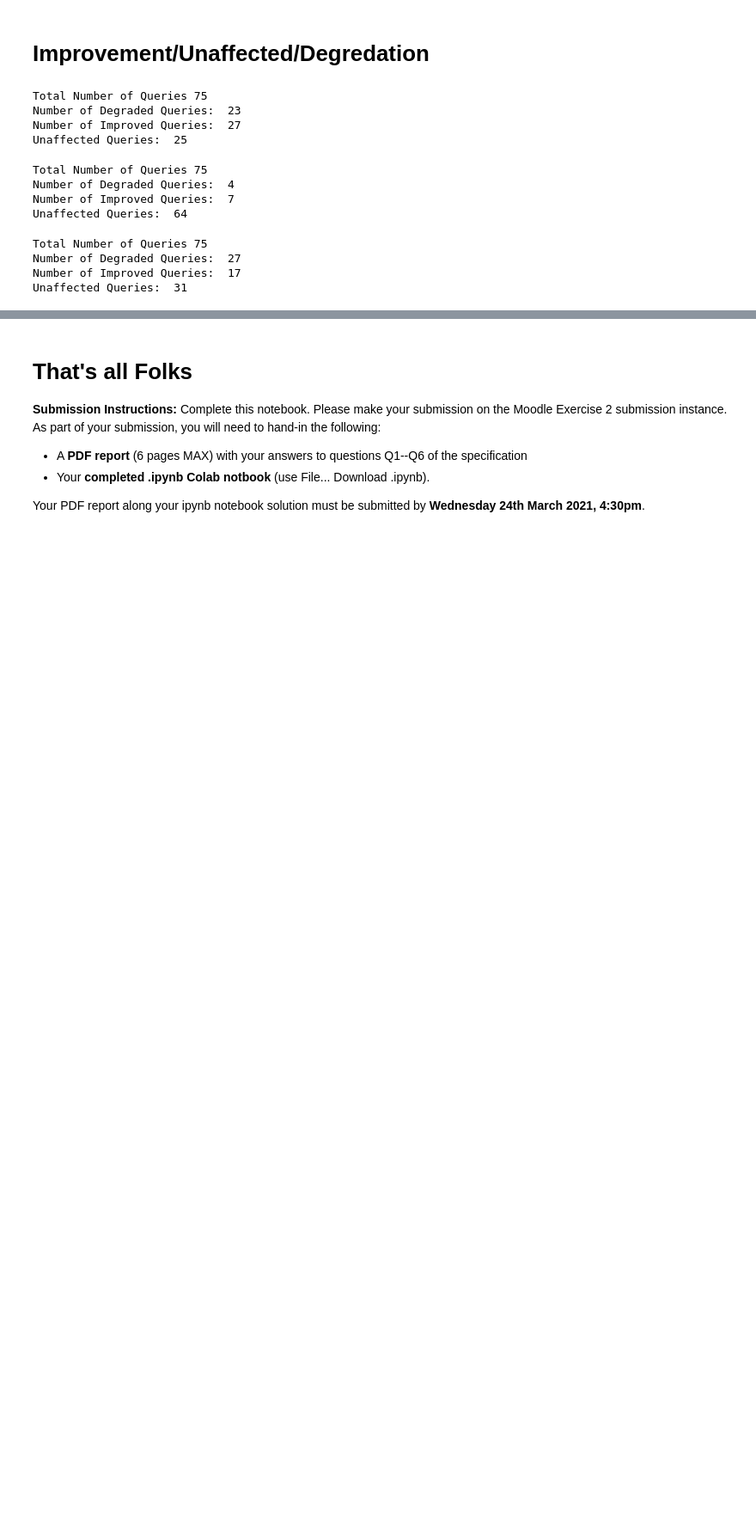
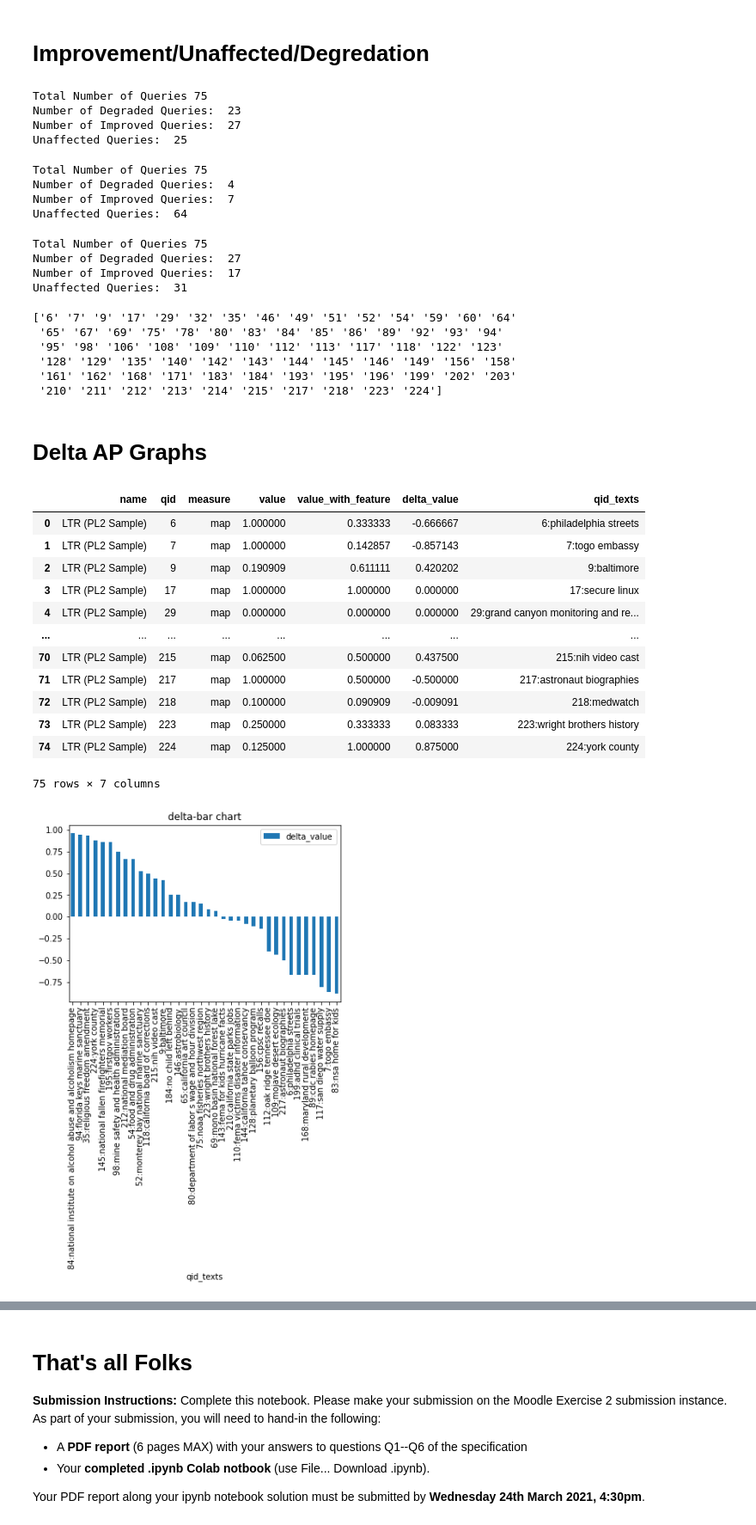
Before and after one commit to podyssea/InformationRetrieval, a Jupyter notebook: InformationRetrievalExercise2_2210049p.ipynb, the cells around one changed output, grey strips where cells are left out. Shown at 86% size. Drawn from its saved outputs; the diff is of its cells as text; code cells hidden in the pictures; blank space fills up the shorter version.

```diff
--- a/InformationRetrievalExercise2_2210049p.ipynb
+++ b/InformationRetrievalExercise2_2210049p.ipynb
@@ -612,3 +613,68 @@ Total Number of Queries 75
 Number of Degraded Queries:  27
 Number of Improved Queries:  17
 Unaffected Queries:  31
+# %%
+print(np.array(test_topics["qid"]))
+# %% [output]
+['6' '7' '9' '17' '29' '32' '35' '46' '49' '51' '52' '54' '59' '60' '64'
+ '65' '67' '69' '75' '78' '80' '83' '84' '85' '86' '89' '92' '93' '94'
+ '95' '98' '106' '108' '109' '110' '112' '113' '117' '118' '122' '123'
+ '128' '129' '135' '140' '142' '143' '144' '145' '146' '149' '156' '158'
+ '161' '162' '168' '171' '183' '184' '193' '195' '196' '199' '202' '203'
+ '210' '211' '212' '213' '214' '215' '217' '218' '223' '224']
+# %% [markdown]
+# Delta AP Graphs
+# %%
+def delta_ap_graph(model):
+  evaluation_pl2 = pt.Experiment(
+    [lmart_l_pipe],
+    test_topics,
+    test_qrels,
+    eval_metrics=["map"],
+    names=["LTR (PL2 Sample)"],
+    perquery=True)
+
+  evaluation_feature = pt.Experiment(
+    [model],
+    test_topics,
+    test_qrels,
+    eval_metrics=["map"],
+    names=["Model in Comparison"],
+    perquery=True)
+
+  values = evaluation_feature['value']
+  evaluation_pl2 = evaluation_pl2.join(values, rsuffix='_with_feature')
+  evaluation_pl2['delta_value'] = evaluation_pl2['value_with_feature'] - evaluation_pl2['value']
+  evaluation_pl2[evaluation_pl2['delta_value'].abs() > 0.02]
+  query_texts = np.array(test_topics["query"])
+  query_qid = np.array(test_topics["qid"])
+
+  qid_texts = []
+  for each in range(0,len(query_texts)):
+    qid_texts.append(query_qid[each] + ":" + query_texts[each])
+
+  evaluation_pl2['qid_texts'] = qid_texts
+
+  evaluation_pl2[evaluation_pl2['delta_value'].abs() > 0.02].sort_values('delta_value',
+                                                           ascending=False).plot.bar(x="qid_texts",
+                                                                                     y="delta_value",
+                                                                                     rot=90,
+                                                                                     title="delta-bar chart")
+  return evaluation_pl2
+# %%
+delta_ap_graph(boosted_model_url_slashes)
+# %% [output]
+|  | name | qid | measure | value | value_with_feature | delta_value | qid_texts |
+| 0 | LTR (PL2 Sample) | 6 | map | 1.000000 | 0.333333 | -0.666667 | 6:philadelphia streets |
+| 1 | LTR (PL2 Sample) | 7 | map | 1.000000 | 0.142857 | -0.857143 | 7:togo embassy |
+| 2 | LTR (PL2 Sample) | 9 | map | 0.190909 | 0.611111 | 0.420202 | 9:baltimore |
+| 3 | LTR (PL2 Sample) | 17 | map | 1.000000 | 1.000000 | 0.000000 | 17:secure linux |
+| 4 | LTR (PL2 Sample) | 29 | map | 0.000000 | 0.000000 | 0.000000 | 29:grand canyon monitoring and re... |
+| ... | ... | ... | ... | ... | ... | ... | ... |
+| 70 | LTR (PL2 Sample) | 215 | map | 0.062500 | 0.500000 | 0.437500 | 215:nih video cast |
+| 71 | LTR (PL2 Sample) | 217 | map | 1.000000 | 0.500000 | -0.500000 | 217:astronaut biographies |
+| 72 | LTR (PL2 Sample) | 218 | map | 0.100000 | 0.090909 | -0.009091 | 218:medwatch |
+| 73 | LTR (PL2 Sample) | 223 | map | 0.250000 | 0.333333 | 0.083333 | 223:wright brothers history |
+| 74 | LTR (PL2 Sample) | 224 | map | 0.125000 | 1.000000 | 0.875000 | 224:york county |
+75 rows × 7 columns
+[figure, added]
```
Also changed, not shown: parts of 3 cells of this notebook.
